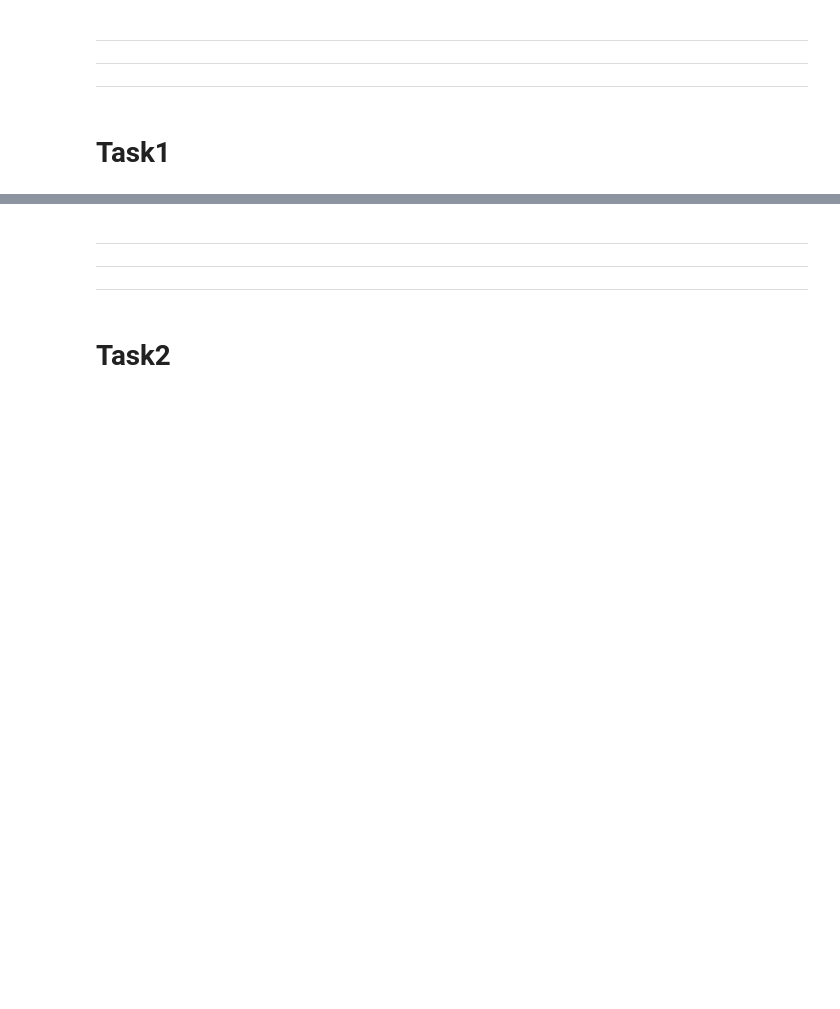
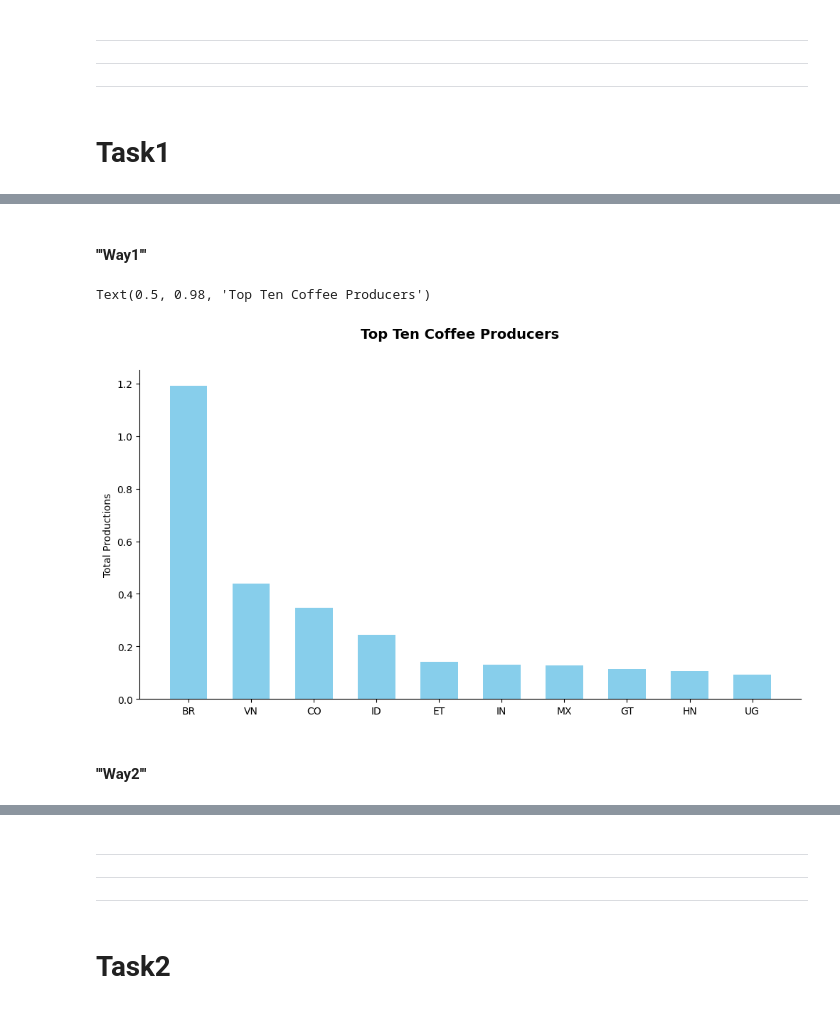
Before and after one commit to Mayar9/Global_Coffee_Market, a Jupyter notebook: Analyzing_Global_Coffee.ipynb, the cells around one changed output, grey strips where cells are left out. Saved outputs shown, nothing was run; the diff lists cells and outputs as text; code cells hidden in the pictures; blank space fills up the shorter version.

Commit message:
Task1 && Task2 done, Top Coffee Producers Contribution

```diff
--- a/Analyzing_Global_Coffee.ipynb
+++ b/Analyzing_Global_Coffee.ipynb
@@ -4,3 +4,8 @@ import numpy as np
 import matplotlib.pyplot as plt
 # %% [markdown]
 # Coffee Production Dataset
+# %%
+coffee_production = pd.read_csv(r'E:\Python Data Visualization Matplotlib_Seaborn Masterclass\Data+Viz+with+Matplotlib+&+Seaborn\Data Viz with Matplotlib & Seaborn\Data\coffee\total-production.csv',
+                        delimiter=',')
+
+coffee_production.head()
@@ -12,0 +85,26 @@ import matplotlib.pyplot as plt
+# %% [markdown]
+#### '''Way1'''
+# %%
+top10_producers = coffee_production.assign(overall_prod = coffee_production.iloc[:, 1:].sum(axis=1).round(2)).sort_values('overall_prod', ascending=False).iloc[:10, [0, -1]].set_index('total_production')
+# top10_producers = coffee_production.assign(overall_prod = coffee_production.iloc[:, 1:].sum(axis=1).round(2)).groupby('total_production').agg({'overall_prod':'sum'}).sort_values('overall_prod', ascending=False)[:10]
+top10_producers
+# print(top10_producers.info())
+# print(top10_producers.index)
+labels = ['BR', 'VN', 'CO', 'ID', 'ET', 'IN','MX', 'GT', 'HN', 'UG']
+
+fig, ax = plt.subplots(figsize=(12, 6))
+ax.bar(x=top10_producers.index, height=top10_producers['overall_prod']/1000000, width=0.6, color='skyblue')
+
+# ax.set_xticks(top10_producers.index, top10_producers.index.str[:4].str.upper())
+ax.set_xticks(top10_producers.index, labels)
+ax.set_ylabel('Total Productions', fontsize=10)
+
+ax.spines[['top', 'right']].set_visible(False)
+
+
+fig.suptitle('Top Ten Coffee Producers', fontweight='bold', fontsize=14)
+# %% [output]
+Text(0.5, 0.98, 'Top Ten Coffee Producers')
+[figure, added]
+# %% [markdown]
+#### '''Way2'''
```
Also changed, not shown: parts of 17 cells of this notebook.
